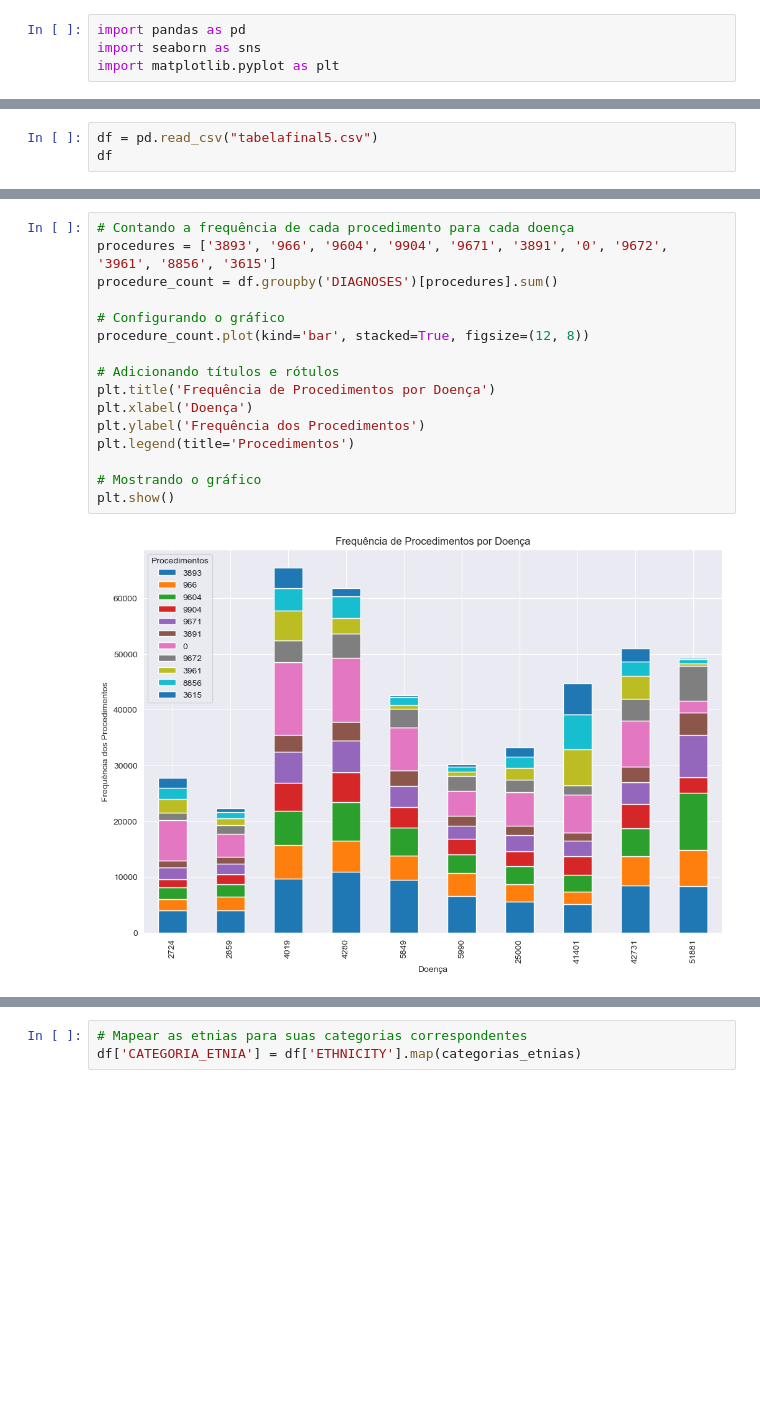
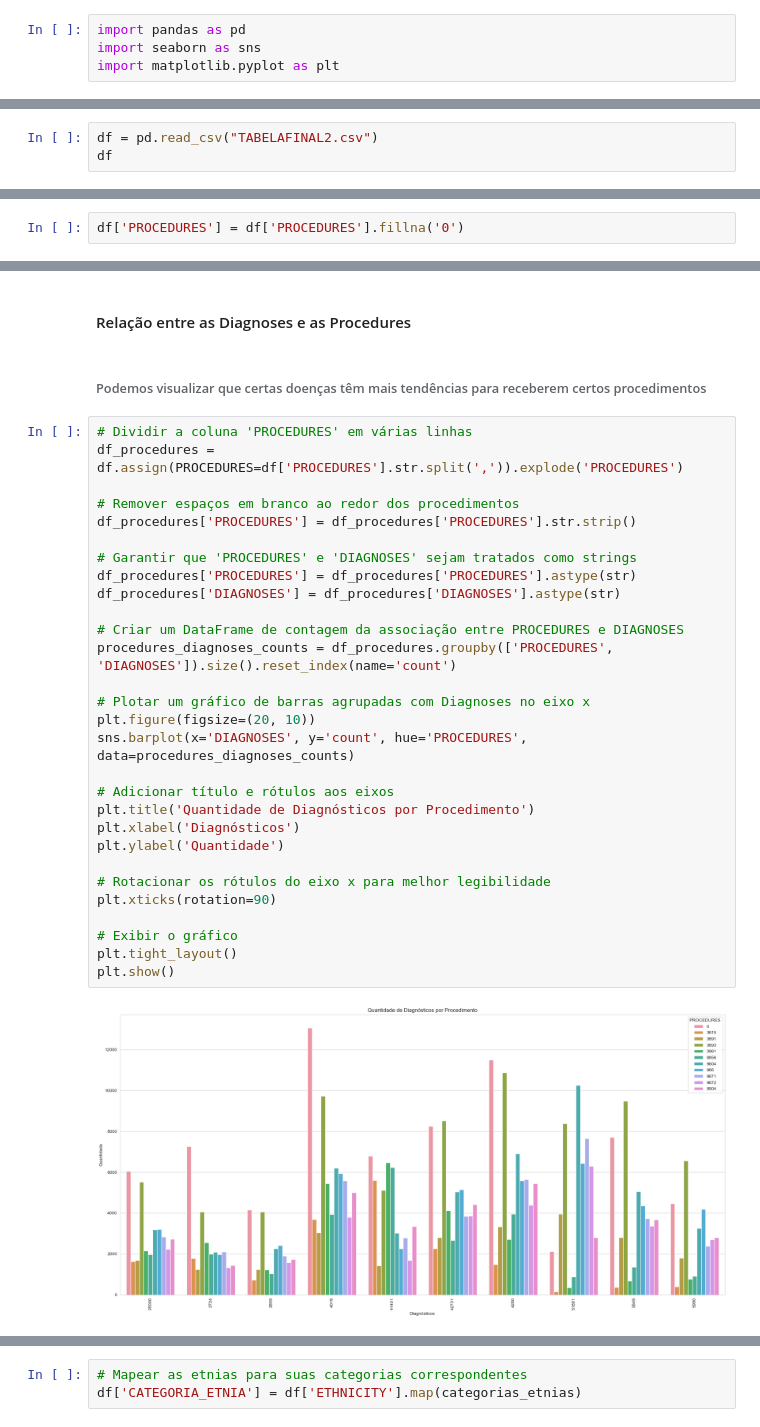
Before and after one commit to andrevieira1203/TrabalhoCDLE, a Jupyter notebook: visualização.ipynb, the cells around one changed output, grey strips where cells are left out. Cells and saved outputs as stored; diff of their text form; blank space fills up the shorter version.

```diff
--- a/visualização.ipynb
+++ b/visualização.ipynb
@@ -5,4 +7,4 @@ import matplotlib.pyplot as plt
 # %%
-df = pd.read_csv("tabelafinal5.csv")
+df = pd.read_csv("TABELAFINAL2.csv")
 df
 # %% [output]
@@ -40,0 +42,2 @@ plt.show()
+# %%
+df['PROCEDURES'] = df['PROCEDURES'].fillna('0')
@@ -171,18 +96,35 @@ plt.show()
+# %% [markdown]
+#### Relação entre as Diagnoses e as Procedures
+# %% [markdown]
+###### Podemos visualizar que certas doenças têm mais tendências para receberem certos procedimentos
 # %%
-# Contando a frequência de cada procedimento para cada doença
-procedures = ['3893', '966', '9604', '9904', '9671', '3891', '0', '9672', '3961', '8856', '3615']
-procedure_count = df.groupby('DIAGNOSES')[procedures].sum()
+# Dividir a coluna 'PROCEDURES' em várias linhas
+df_procedures = df.assign(PROCEDURES=df['PROCEDURES'].str.split(',')).explode('PROCEDURES')
 
-# Configurando o gráfico
-procedure_count.plot(kind='bar', stacked=True, figsize=(12, 8))
+# Remover espaços em branco ao redor dos procedimentos
+df_procedures['PROCEDURES'] = df_procedures['PROCEDURES'].str.strip()
 
-# Adicionando títulos e rótulos
-plt.title('Frequência de Procedimentos por Doença')
-plt.xlabel('Doença')
-plt.ylabel('Frequência dos Procedimentos')
-plt.legend(title='Procedimentos')
+# Garantir que 'PROCEDURES' e 'DIAGNOSES' sejam tratados como strings
+df_procedures['PROCEDURES'] = df_procedures['PROCEDURES'].astype(str)
+df_procedures['DIAGNOSES'] = df_procedures['DIAGNOSES'].astype(str)
 
-# Mostrando o gráfico
+# Criar um DataFrame de contagem da associação entre PROCEDURES e DIAGNOSES
+procedures_diagnoses_counts = df_procedures.groupby(['PROCEDURES', 'DIAGNOSES']).size().reset_index(name='count')
+
+# Plotar um gráfico de barras agrupadas com Diagnoses no eixo x
+plt.figure(figsize=(20, 10))
+sns.barplot(x='DIAGNOSES', y='count', hue='PROCEDURES', data=procedures_diagnoses_counts)
+
+# Adicionar título e rótulos aos eixos
+plt.title('Quantidade de Diagnósticos por Procedimento')
+plt.xlabel('Diagnósticos')
+plt.ylabel('Quantidade')
+
+# Rotacionar os rótulos do eixo x para melhor legibilidade
+plt.xticks(rotation=90)
+
+# Exibir o gráfico
+plt.tight_layout()
 plt.show()
 # %% [output]
-[figure, old version]
+[figure, new version]
```
Also changed, not shown: parts of 41 cells of this notebook.
